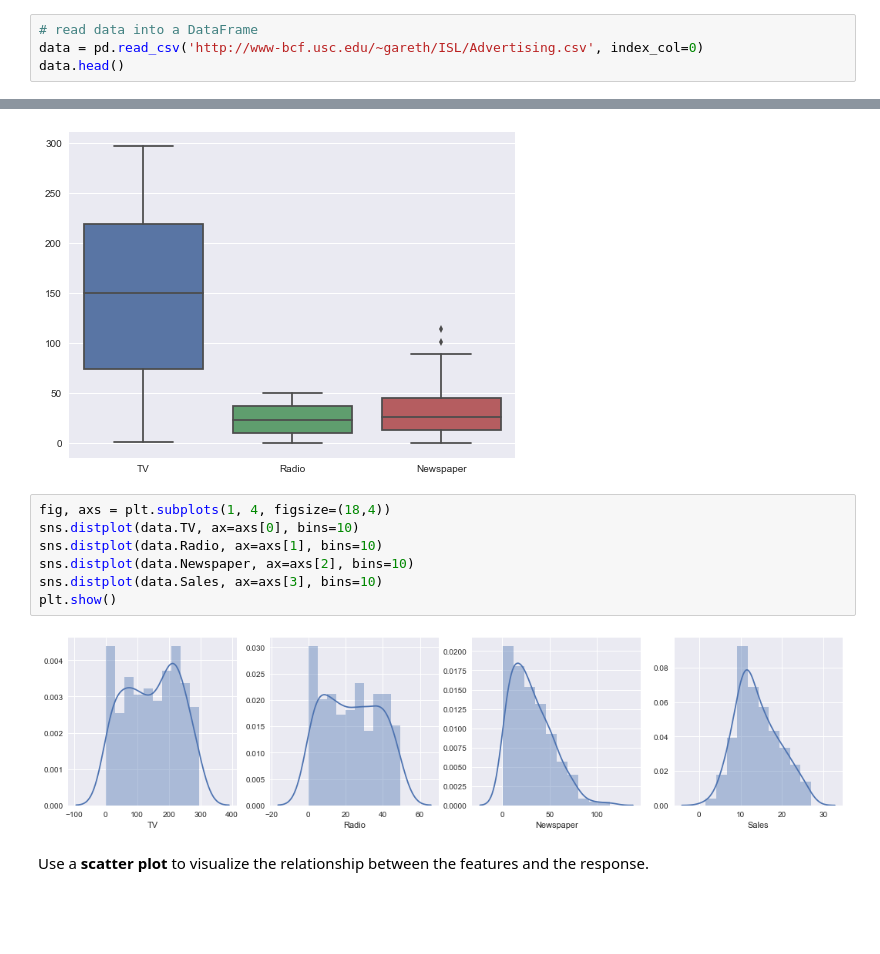
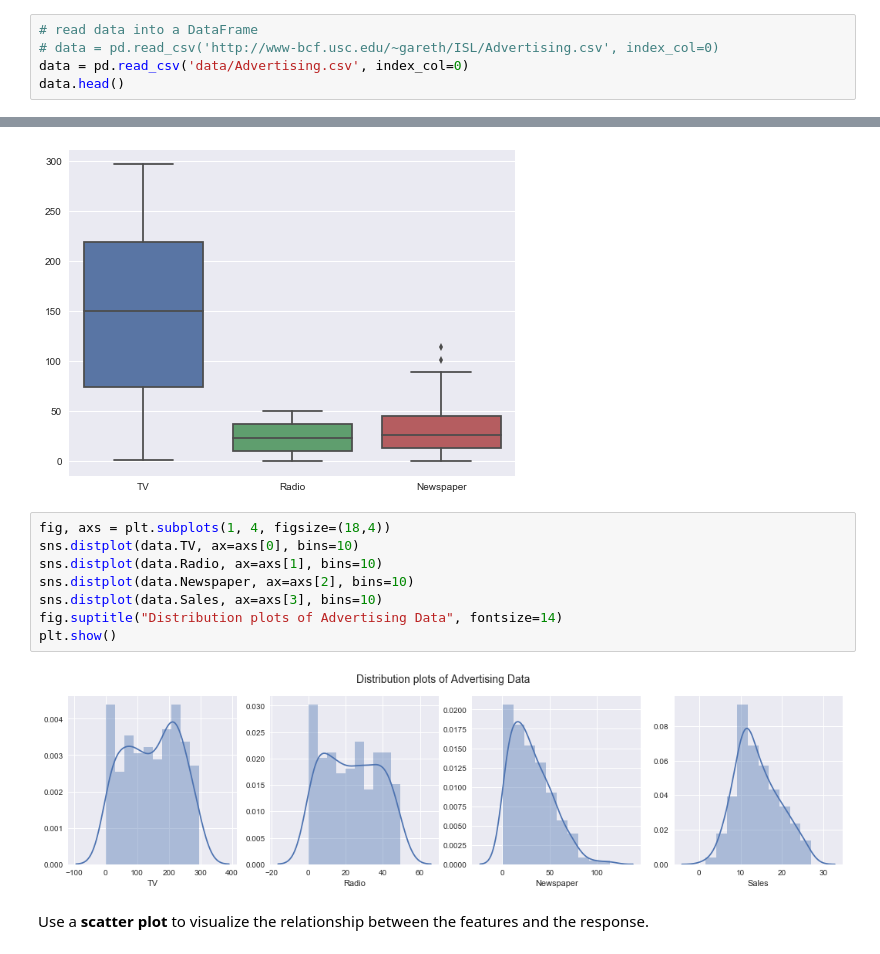
Before and after one commit to thufirtan/DS-SG-04, a Jupyter notebook: lessons/lesson-05/code/05_Demo_Linear_Regression.ipynb, the cells around one changed output, grey strips where cells are left out. Cells and saved outputs as stored; diff of their text form; blank space fills up the shorter version.

Commit message:
adding advertising dataset to repo and updating demo code

```diff
--- a/lessons/lesson-05/code/05_Demo_Linear_Regression.ipynb
+++ b/lessons/lesson-05/code/05_Demo_Linear_Regression.ipynb
@@ -50,7 +50,8 @@ import matplotlib.pyplot as plt
 ## Reading the advertising data
 # %%
 # read data into a DataFrame
-data = pd.read_csv('http://www-bcf.usc.edu/~gareth/ISL/Advertising.csv', index_col=0)
+# data = pd.read_csv('http://www-bcf.usc.edu/~gareth/ISL/Advertising.csv', index_col=0)
+data = pd.read_csv('data/Advertising.csv', index_col=0)
 data.head()
 # %% [output]
 |  | TV | Radio | Newspaper | Sales |
@@ -112,12 +113,13 @@ plt.show()
 # %%
 fig, axs = plt.subplots(1, 4, figsize=(18,4))
 sns.distplot(data.TV, ax=axs[0], bins=10)
 sns.distplot(data.Radio, ax=axs[1], bins=10)
 sns.distplot(data.Newspaper, ax=axs[2], bins=10)
 sns.distplot(data.Sales, ax=axs[3], bins=10)
+fig.suptitle("Distribution plots of Advertising Data", fontsize=14)
 plt.show()
 # %% [output]
-[figure, old version]
+[figure, new version]
 # %% [markdown]
 Use a **scatter plot** to visualize the relationship between the features and the response.
 # %%
```
Also changed, not shown: parts of 5 cells of this notebook, 1 other file.
